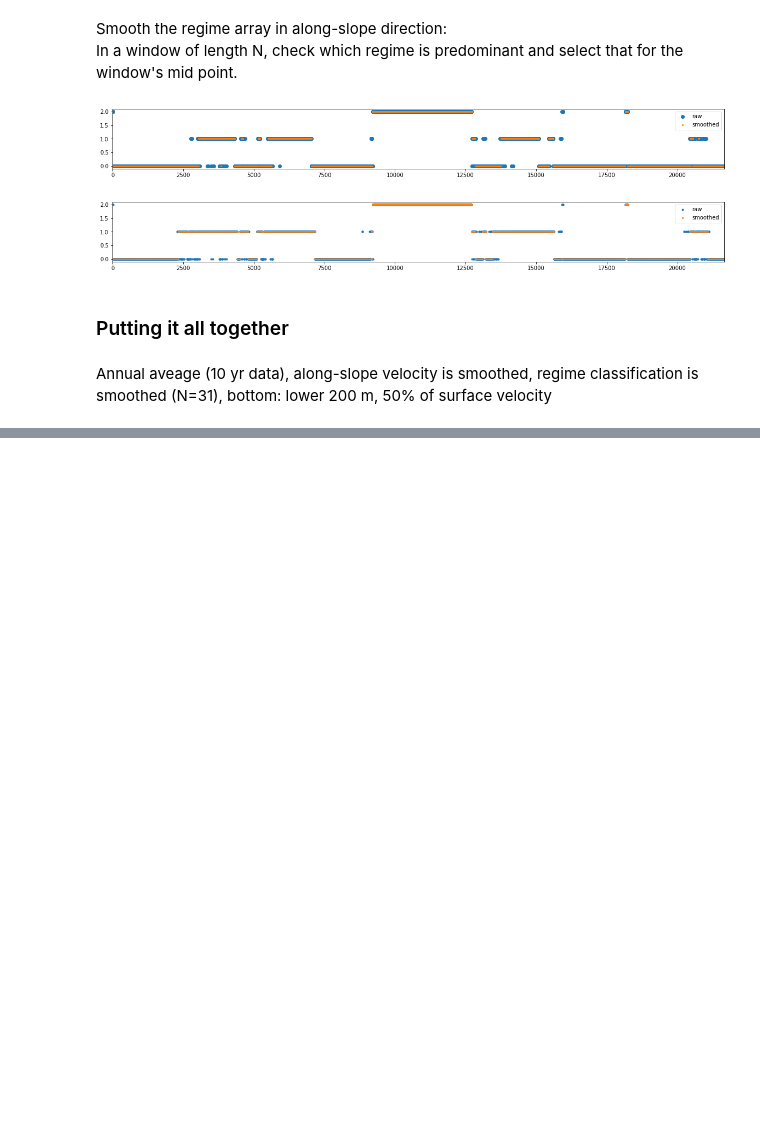
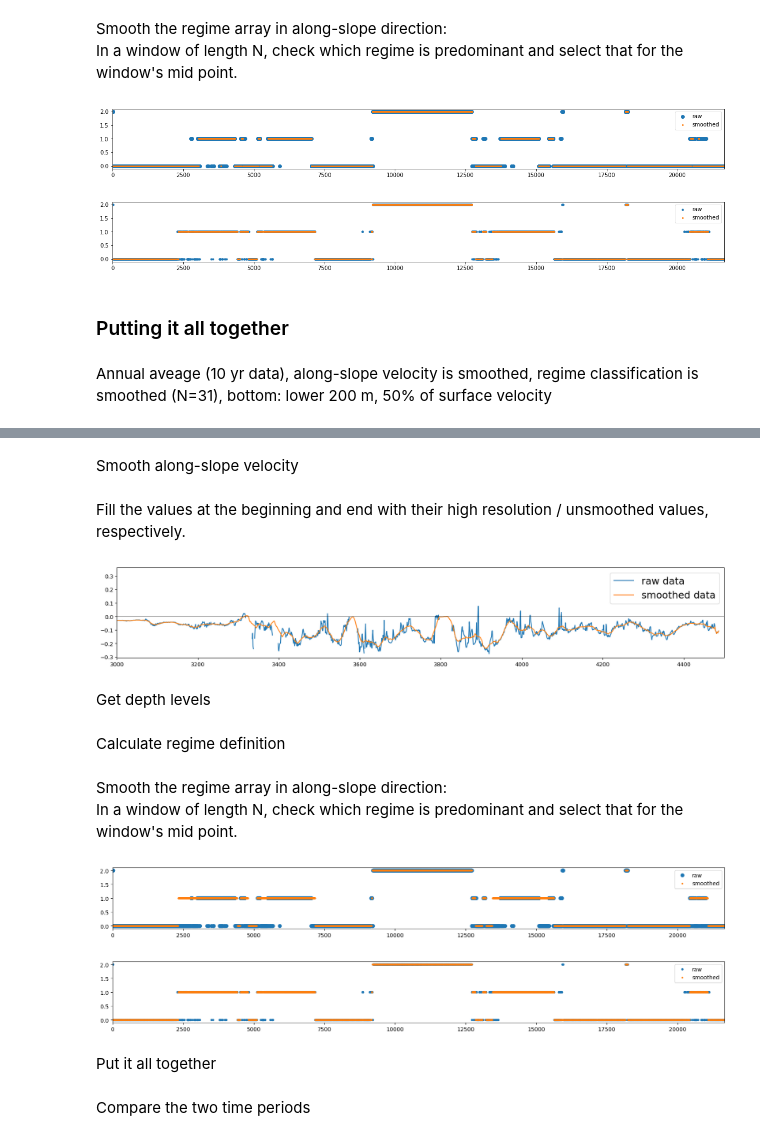
Before and after one commit to wghuneke/ASC_SpatialTemporalVariability, a Jupyter notebook: notebooks/Calc_ASC_regimes.ipynb, the cells around one changed output, grey strips where cells are left out. Saved outputs shown, nothing was run; the diff lists cells and outputs as text; code cells hidden in the pictures; blank space fills up the shorter version.

Commit message:
added different time period

```diff
--- a/notebooks/Calc_ASC_regimes.ipynb
+++ b/notebooks/Calc_ASC_regimes.ipynb
@@ -465,0 +473,6 @@ if save_flag == 1:
+# %%
+data_2150 = xrb.open_dataset(data_path + 'Antarctic_slope_contour_1km_velocities_plt_approach_2150_2159.nc')
+# %%
+# Overwrite u_along_contour, u_btr_contour (all other info is the same)
+u_along_contour = data_2150.u_along
+u_btr_contout   = data_2250.u_btr
@@ -465,0 +490,32 @@ if save_flag == 1:
+# %% [markdown]
+Smooth along-slope velocity
+# %%
+# Smooth by 20 in along-slope direction (20 points on isobath, not actually model grid cells)
+N = 20
+
+u_along_clim = np.zeros((np.size(u_along_contour,0), np.size(u_along_contour,1), np.size(u_along_contour,2)))
+for tt in range(len(month)):
+    u_along_clim[tt,:,:] = running_mean_2d(u_along_contour[tt,:,:], N)
+
+u_btr_clim = np.zeros((np.size(u_btr_contour,0), np.size(u_btr_contour,1)))
+for tt in range(len(month)):
+    u_btr_clim[tt,:] = running_mean_1d(u_btr_contour[tt,:], N)
+# %% [markdown]
+Fill the values at the beginning and end with their high resolution / unsmoothed values, respectively.
+# %%
+u_along_clim[:, :, :int(N/2)]  = u_along_contour[:,:,:int(N/2)]
+u_along_clim[:, :, -int(N/2):] = u_along_contour[:,:,-int(N/2):]
+# %%
+# Plot raw and smoothed data
+test   = u_along_contour.mean(axis=0)[10,:]
+test_2 = u_along_clim.mean(axis=0)[10,:]
+fig = plt.figure(figsize=(20,3))
+plt.plot(test, label='raw data')
+plt.plot(test_2, label='smoothed data')
+plt.legend(fontsize=ft_size)
+plt.xlim(3000, 4500)
+plt.axhline(color='k', linewidth=0.5);
+# %% [output]
+[figure, added]
+# %% [markdown]
+Get depth levels
@@ -465,0 +532,2 @@ if save_flag == 1:
+# %% [markdown]
+Calculate regime definition
@@ -465,0 +538,3 @@ if save_flag == 1:
+# %% [markdown]
+Smooth the regime array in along-slope direction:
+In a window of length N, check which regime is predominant and select that for the window's mid point.
@@ -465,0 +557,26 @@ if save_flag == 1:
+# %%
+# bottom flow > surface flow
+fig = plt.figure(figsize=(20,2))
+
+plt.subplot(1,1,1)
+plt.plot(distance_along_contour, ASC_regimes_tmp, 'o', label='raw')
+plt.plot(distance_along_contour, ASC_regimes, 'o', label='smoothed', markersize=2)
+plt.xlim(distance_along_contour.min(), distance_along_contour.max())
+#plt.xlim(2.5, 5)
+plt.legend();
+# %% [output]
+[figure, added]
+# %%
+# bottom flow * 0.6 > surface flow
+fig = plt.figure(figsize=(20,2))
+
+plt.subplot(1,1,1)
+plt.plot(distance_along_contour, ASC_regimes_tmp_60, 'o', label='raw', markersize=3)
+plt.plot(distance_along_contour, ASC_regimes, 'o', label='smoothed', markersize=2)
+plt.xlim(distance_along_contour.min(), distance_along_contour.max())
+#plt.xlim(2.5, 5)
+plt.legend();
+# %% [output]
+[figure, added]
+# %% [markdown]
+Put it all together
@@ -465,0 +612,2 @@ if save_flag == 1:
+# %% [markdown]
+Compare the two time periods
```
Also changed, not shown: parts of 13 cells of this notebook.
